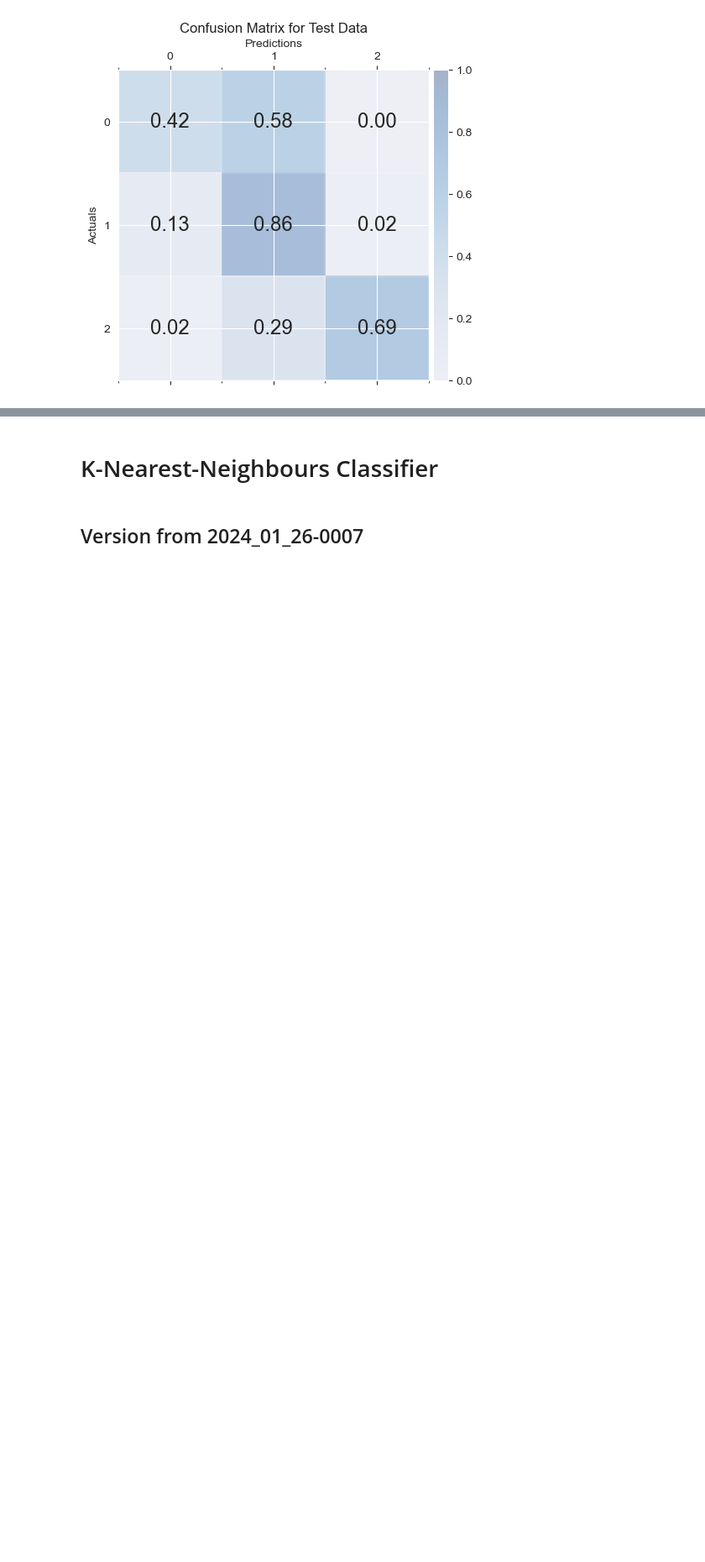
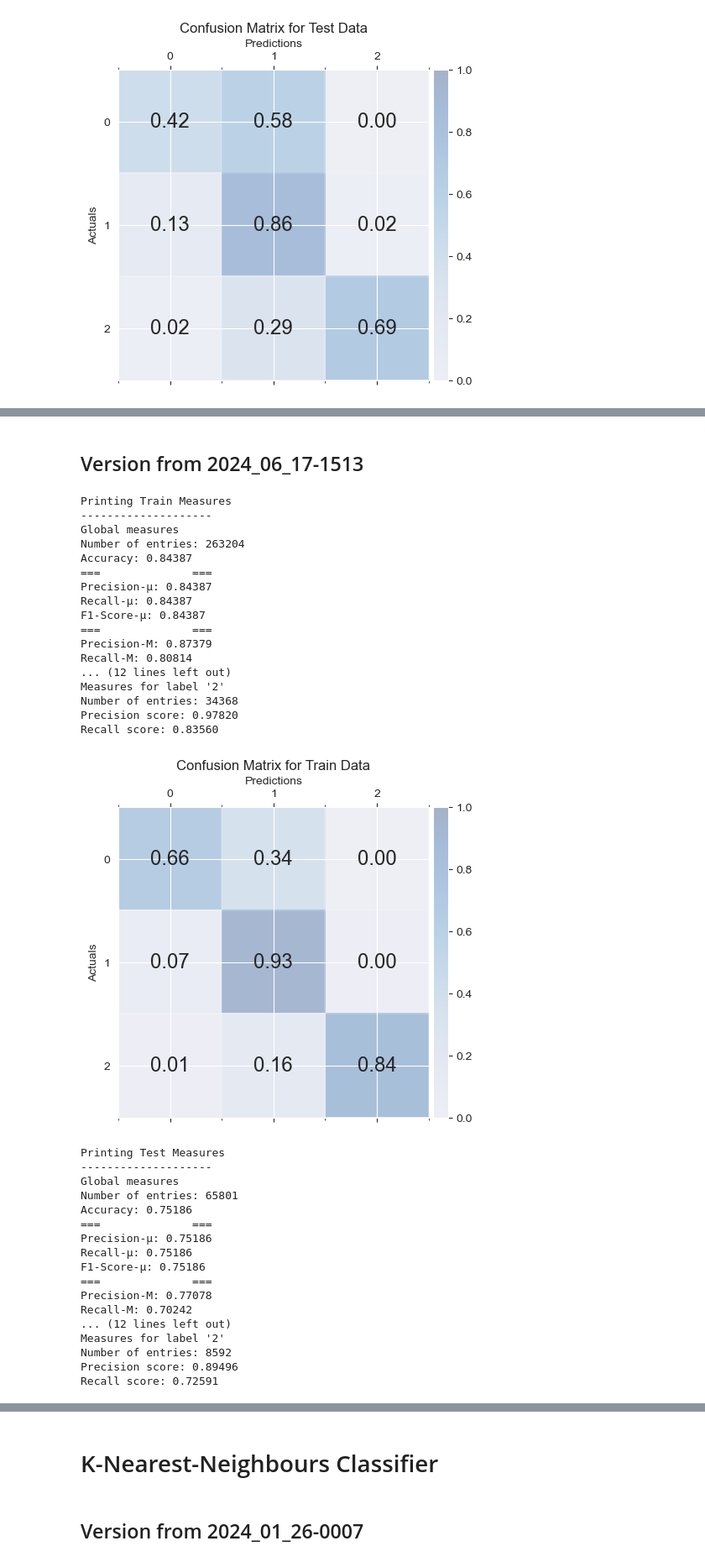
Before and after one commit to chrigHub/PertubationThesis, a Jupyter notebook: main/training/analysis/03_evaluation_2.0.ipynb, the cells around one changed output, grey strips where cells are left out. Shown at 84% size. Saved outputs shown, nothing was run; the diff lists cells and outputs as text; code cells hidden in the pictures; blank space fills up the shorter version.

```diff
--- a/main/training/analysis/03_evaluation_2.0.ipynb
+++ b/main/training/analysis/03_evaluation_2.0.ipynb
@@ -807,0 +810,40 @@ Recall score: 0.68797
+# %% [markdown]
+## Version from 2024_06_17-1513
+# %%
+print_eval("XGB/2024_06_17-1513", "CCLASS")
+# %% [output]
+Printing Train Measures
+--------------------
+Global measures
+Number of entries: 263204
+Accuracy: 0.84387
+===              ===
+Precision-µ: 0.84387
+Recall-µ: 0.84387
+F1-Score-µ: 0.84387
+===              ===
+Precision-M: 0.87379
+Recall-M: 0.80814
+... (12 lines left out)
+Measures for label '2'
+Number of entries: 34368
+Precision score: 0.97820
+Recall score: 0.83560
+[figure, added]
+Printing Test Measures
+--------------------
+Global measures
+Number of entries: 65801
+Accuracy: 0.75186
+===              ===
+Precision-µ: 0.75186
+Recall-µ: 0.75186
+F1-Score-µ: 0.75186
+===              ===
+Precision-M: 0.77078
+Recall-M: 0.70242
+... (12 lines left out)
+Measures for label '2'
+Number of entries: 8592
+Precision score: 0.89496
+Recall score: 0.72591
```
Also changed, not shown: parts of 3 cells of this notebook, 9 other files.
